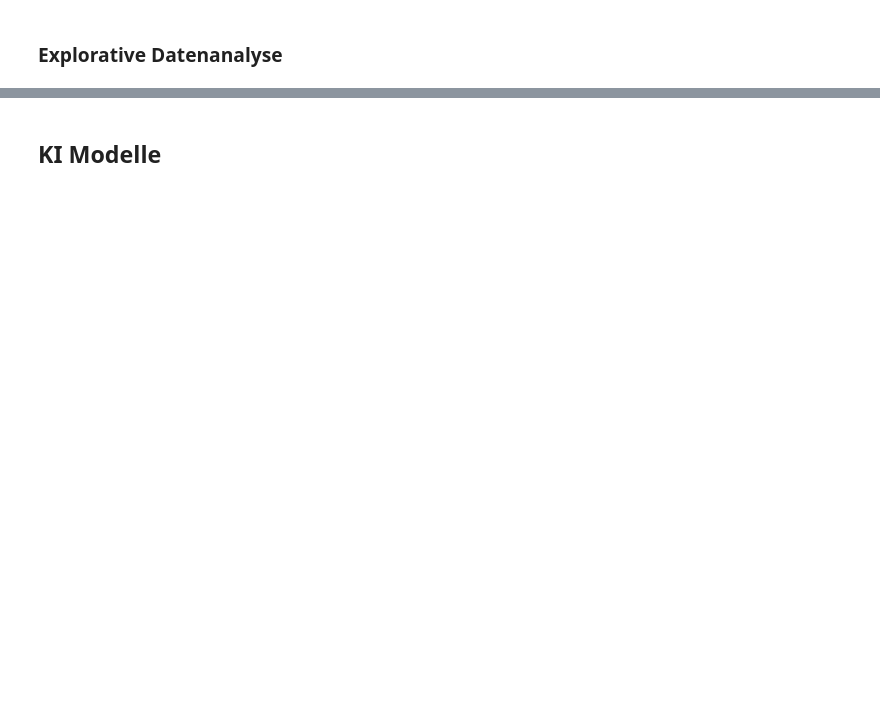
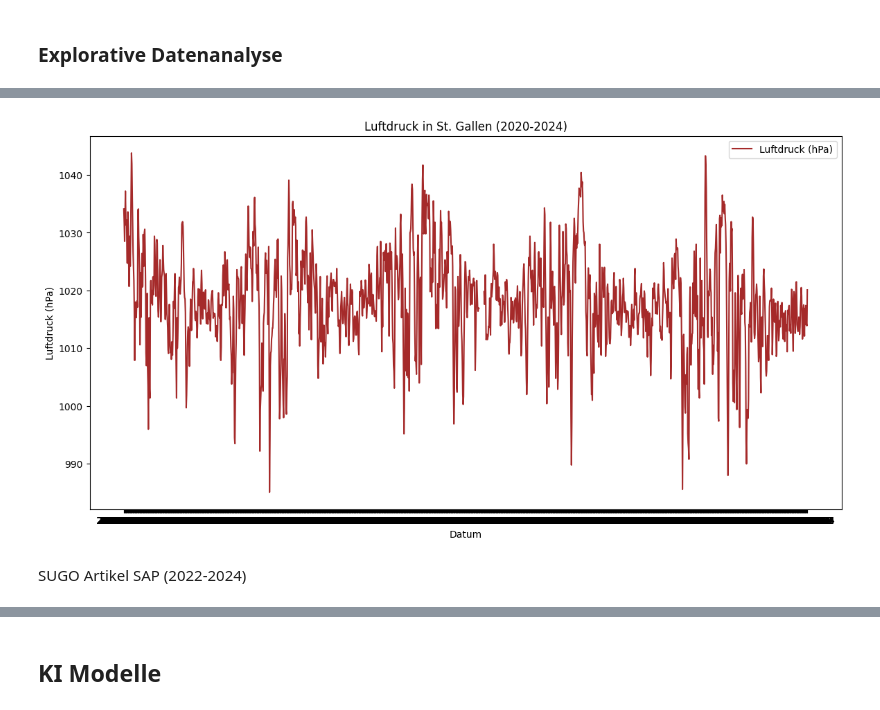
Before and after one commit to Louisfhgr/Dash.py, a Jupyter notebook: SUGO_RNN_V1.ipynb, the cells around one changed output, grey strips where cells are left out. Saved outputs shown, nothing was run; the diff lists cells and outputs as text; code cells hidden in the pictures; blank space fills up the shorter version.

```diff
--- a/SUGO_RNN_V1.ipynb
+++ b/SUGO_RNN_V1.ipynb
@@ -16,0 +214,12 @@ Datenfluss manuell (csv)
+# %%
+plt.figure(figsize=(14, 7))
+plt.plot(df_weather['date'], df_weather['pres'], label='Luftdruck (hPa)', color='brown')
+plt.xlabel('Datum')
+plt.ylabel('Luftdruck (hPa)')
+plt.title('Luftdruck in St. Gallen (2020-2024)')
+plt.legend()
+plt.show()
+# %% [output]
+[figure, added]
+# %% [markdown]
+SUGO Artikel SAP (2022-2024)
```
Also changed, not shown: parts of 32 cells of this notebook.
